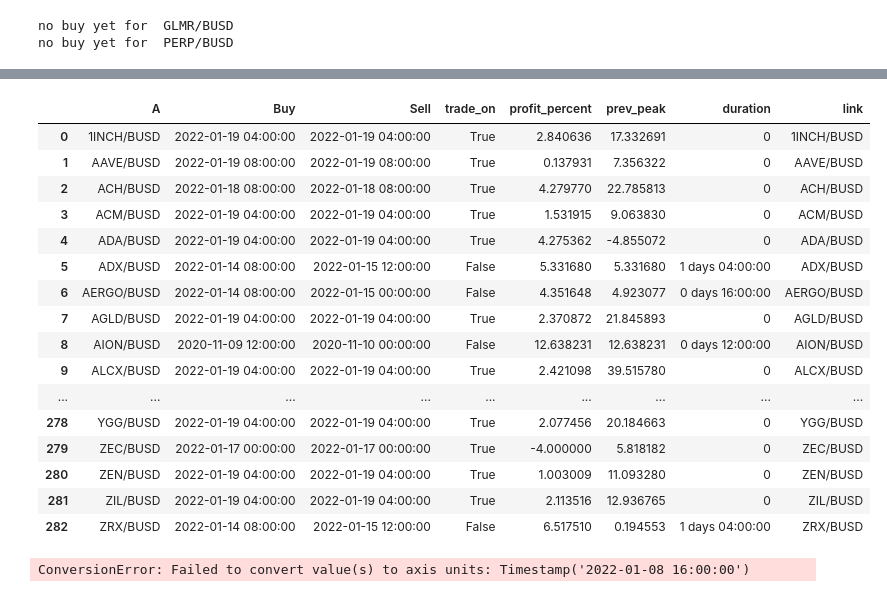
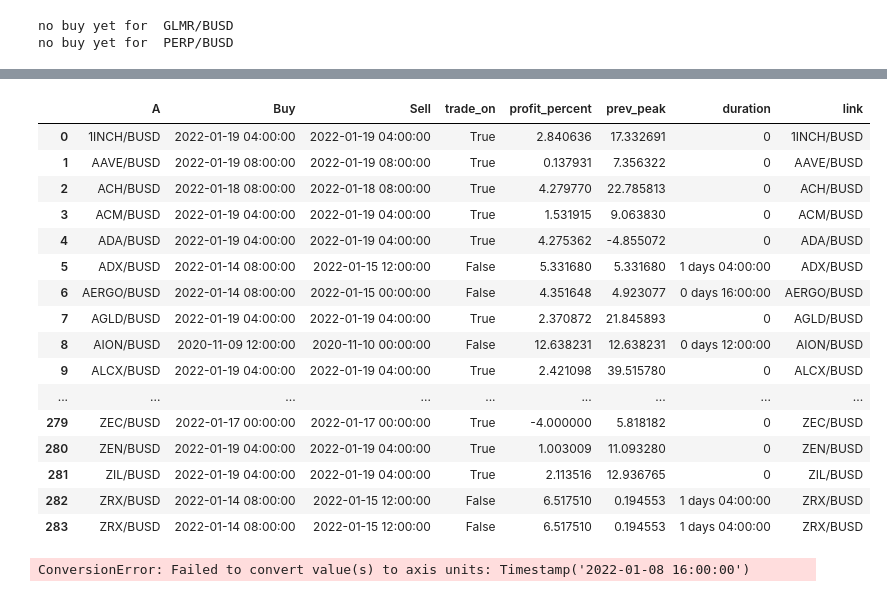
Before and after one commit to elcreek/work, a Jupyter notebook: find_peaks_V3.ipynb, the cells around one changed output, grey strips where cells are left out. Drawn from its saved outputs; the diff is of its cells as text; code cells hidden in the pictures.

```diff
--- a/find_peaks_V3.ipynb
+++ b/find_peaks_V3.ipynb
@@ -385,23 +374,23 @@ data
 # %%
-display(HTML(df.to_html(escape=False)))
+display(HTML(resulta().to_html(escape=False)))
 # %% [output]
 |  | A | Buy | Sell | trade_on | profit_percent | prev_peak | duration | link |
 | 0 | 1INCH/BUSD | 2022-01-19 04:00:00 | 2022-01-19 04:00:00 | True | 2.840636 | 17.332691 | 0 | 1INCH/BUSD |
 | 1 | AAVE/BUSD | 2022-01-19 08:00:00 | 2022-01-19 08:00:00 | True | 0.137931 | 7.356322 | 0 | AAVE/BUSD |
 | 2 | ACH/BUSD | 2022-01-18 08:00:00 | 2022-01-18 08:00:00 | True | 4.279770 | 22.785813 | 0 | ACH/BUSD |
 | 3 | ACM/BUSD | 2022-01-19 04:00:00 | 2022-01-19 04:00:00 | True | 1.531915 | 9.063830 | 0 | ACM/BUSD |
 | 4 | ADA/BUSD | 2022-01-19 04:00:00 | 2022-01-19 04:00:00 | True | 4.275362 | -4.855072 | 0 | ADA/BUSD |
 | 5 | ADX/BUSD | 2022-01-14 08:00:00 | 2022-01-15 12:00:00 | False | 5.331680 | 5.331680 | 1 days 04:00:00 | ADX/BUSD |
 | 6 | AERGO/BUSD | 2022-01-14 08:00:00 | 2022-01-15 00:00:00 | False | 4.351648 | 4.923077 | 0 days 16:00:00 | AERGO/BUSD |
 | 7 | AGLD/BUSD | 2022-01-19 04:00:00 | 2022-01-19 04:00:00 | True | 2.370872 | 21.845893 | 0 | AGLD/BUSD |
 | 8 | AION/BUSD | 2020-11-09 12:00:00 | 2020-11-10 00:00:00 | False | 12.638231 | 12.638231 | 0 days 12:00:00 | AION/BUSD |
 | 9 | ALCX/BUSD | 2022-01-19 04:00:00 | 2022-01-19 04:00:00 | True | 2.421098 | 39.515780 | 0 | ALCX/BUSD |
 | ... | ... | ... | ... | ... | ... | ... | ... | ... |
-| 278 | YGG/BUSD | 2022-01-19 04:00:00 | 2022-01-19 04:00:00 | True | 2.077456 | 20.184663 | 0 | YGG/BUSD |
 | 279 | ZEC/BUSD | 2022-01-17 00:00:00 | 2022-01-17 00:00:00 | True | -4.000000 | 5.818182 | 0 | ZEC/BUSD |
 | 280 | ZEN/BUSD | 2022-01-19 04:00:00 | 2022-01-19 04:00:00 | True | 1.003009 | 11.093280 | 0 | ZEN/BUSD |
 | 281 | ZIL/BUSD | 2022-01-19 04:00:00 | 2022-01-19 04:00:00 | True | 2.113516 | 12.936765 | 0 | ZIL/BUSD |
 | 282 | ZRX/BUSD | 2022-01-14 08:00:00 | 2022-01-15 12:00:00 | False | 6.517510 | 0.194553 | 1 days 04:00:00 | ZRX/BUSD |
+| 283 | ZRX/BUSD | 2022-01-14 08:00:00 | 2022-01-15 12:00:00 | False | 6.517510 | 0.194553 | 1 days 04:00:00 | ZRX/BUSD |
 # %%
 # sdflkqjsdfkjqsdpjfqsdpfj
 # %%
```
Also changed, not shown: parts of 3 cells of this notebook.
